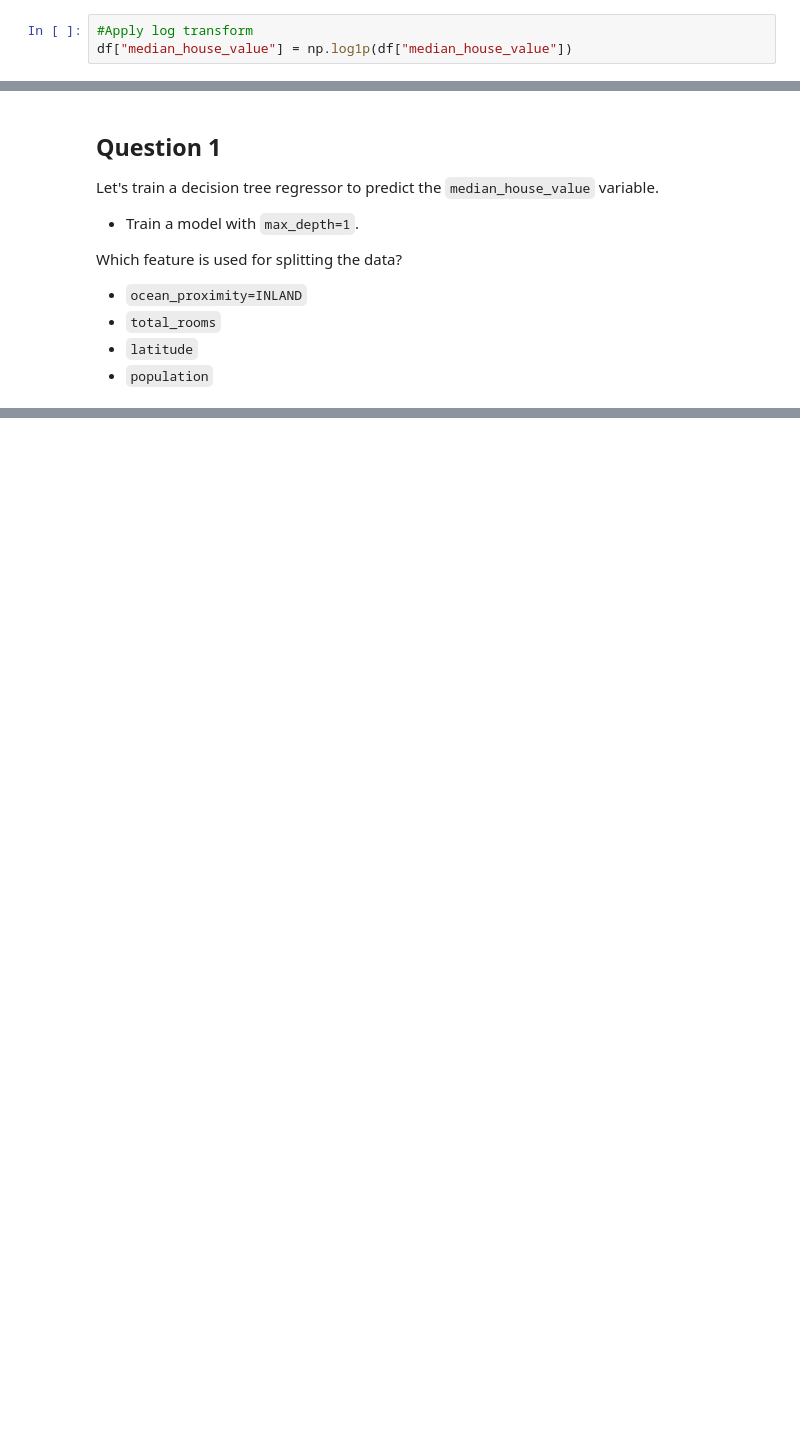
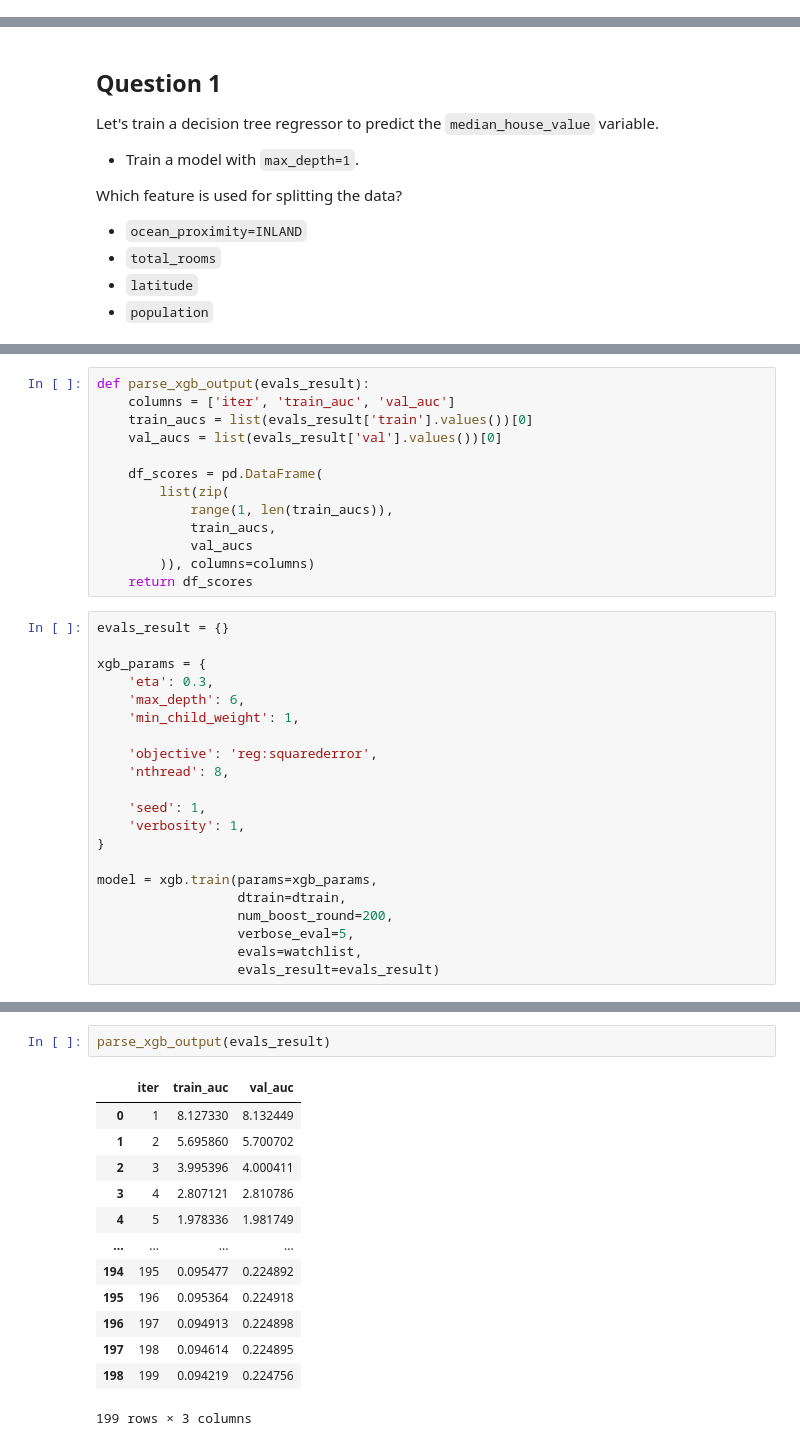
Before and after one commit to alejomaar/Machine-Learning-Zoomcamp, a Jupyter notebook: Week 6/06-trees.ipynb, the cells around one changed output, grey strips where cells are left out. Drawn from its saved outputs; the diff is of its cells as text; blank space fills up the shorter version.

```diff
--- a/Week 6/06-trees.ipynb
+++ b/Week 6/06-trees.ipynb
@@ -96,3 +93,0 @@ df.describe().round()
-# %%
-#Apply log transform
-df["median_house_value"] = np.log1p(df["median_house_value"])
@@ -160,0 +379,34 @@ array([[ 578.  ,   19.  ,   34.63, ..., 1677.  ,  606.  , 3562.  ],
+# %%
+def parse_xgb_output(evals_result):
+    columns = ['iter', 'train_auc', 'val_auc']
+    train_aucs = list(evals_result['train'].values())[0]
+    val_aucs = list(evals_result['val'].values())[0]
+
+    df_scores = pd.DataFrame(
+        list(zip(
+            range(1, len(train_aucs)),
+            train_aucs,
+            val_aucs
+        )), columns=columns)
+    return df_scores
+# %%
+evals_result = {}
+
+xgb_params = {
+    'eta': 0.3,
+    'max_depth': 6,
+    'min_child_weight': 1,
+
+    'objective': 'reg:squarederror',
+    'nthread': 8,
+
+    'seed': 1,
+    'verbosity': 1,
+}
+
+model = xgb.train(params=xgb_params,
+                  dtrain=dtrain,
+                  num_boost_round=200,
+                  verbose_eval=5,
+                  evals=watchlist,
+                  evals_result=evals_result)
@@ -160,0 +431,16 @@ array([[ 578.  ,   19.  ,   34.63, ..., 1677.  ,  606.  , 3562.  ],
+# %%
+parse_xgb_output(evals_result)
+# %% [output]
+|  | iter | train_auc | val_auc |
+| 0 | 1 | 8.127330 | 8.132449 |
+| 1 | 2 | 5.695860 | 5.700702 |
+| 2 | 3 | 3.995396 | 4.000411 |
+| 3 | 4 | 2.807121 | 2.810786 |
+| 4 | 5 | 1.978336 | 1.981749 |
+| ... | ... | ... | ... |
+| 194 | 195 | 0.095477 | 0.224892 |
+| 195 | 196 | 0.095364 | 0.224918 |
+| 196 | 197 | 0.094913 | 0.224898 |
+| 197 | 198 | 0.094614 | 0.224895 |
+| 198 | 199 | 0.094219 | 0.224756 |
+199 rows × 3 columns
```
Also changed, not shown: parts of 31 cells of this notebook.
